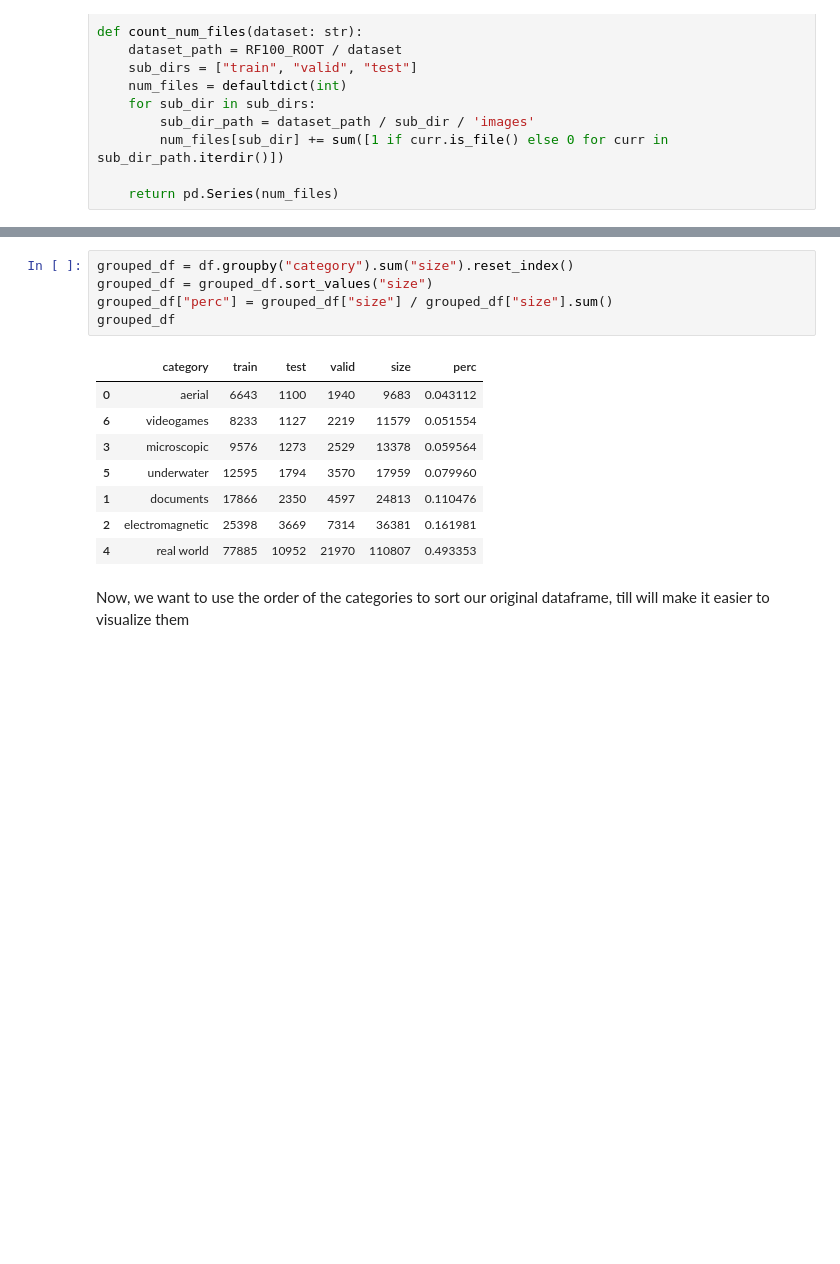
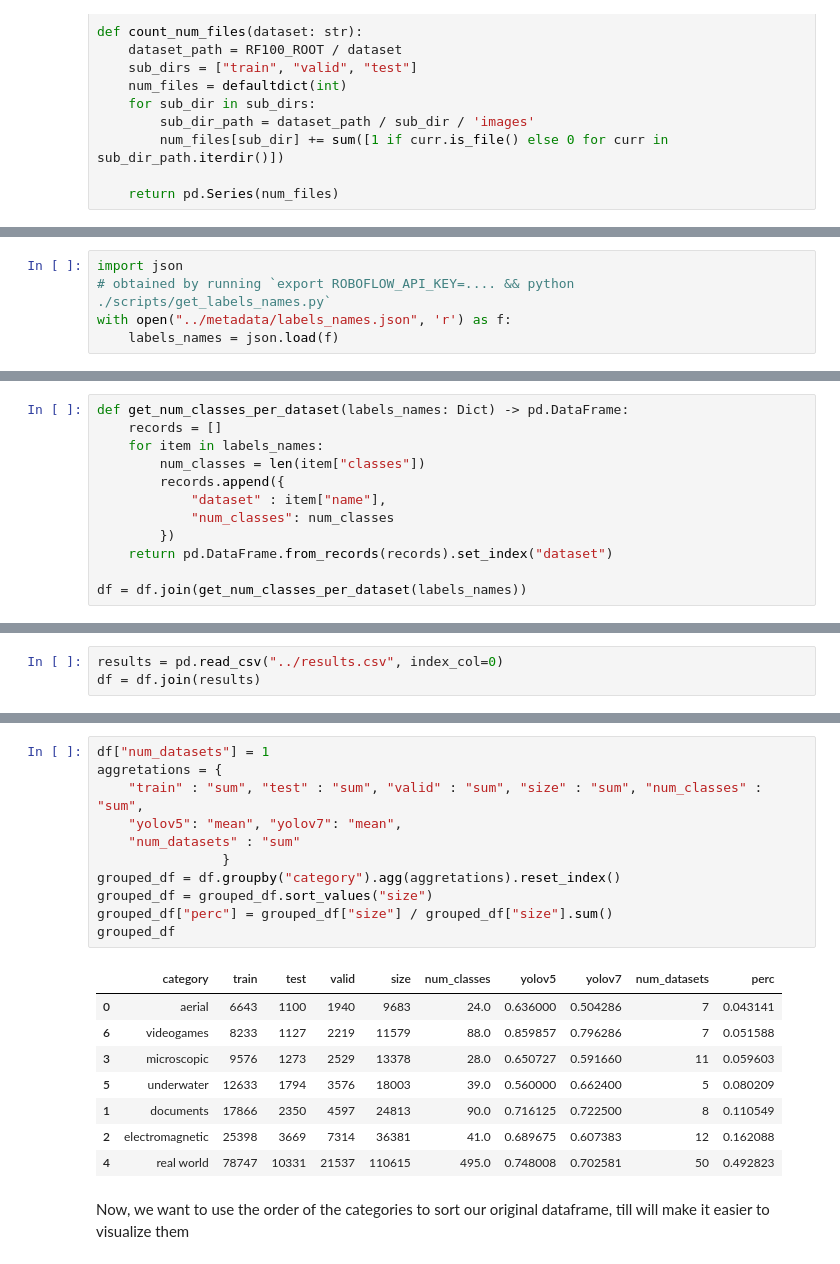
Before and after one commit to roboflow/roboflow-100-benchmark, a Jupyter notebook: notebooks/analysis.ipynb, the cells around one changed output, grey strips where cells are left out. Cells and saved outputs as stored; diff of their text form; blank space fills up the shorter version.

Commit message:
scripts for table + notebook

```diff
--- a/notebooks/analysis.ipynb
+++ b/notebooks/analysis.ipynb
@@ -78,0 +79,5 @@ Let's see how many of them there are for each category
+# %%
+import json
+# obtained by running `export ROBOFLOW_API_KEY=.... && python ./scripts/get_labels_names.py`
+with open("../metadata/labels_names.json", 'r') as f:
+    labels_names = json.load(f)
@@ -78,0 +101,12 @@ Let's see how many of them there are for each category
+# %%
+def get_num_classes_per_dataset(labels_names: Dict) -> pd.DataFrame:
+    records = []
+    for item in labels_names:
+        num_classes = len(item["classes"])
+        records.append({
+            "dataset" : item["name"],
+            "num_classes": num_classes
+        })
+    return pd.DataFrame.from_records(records).set_index("dataset")
+
+df = df.join(get_num_classes_per_dataset(labels_names))
@@ -78,0 +115,3 @@ Let's see how many of them there are for each category
+# %%
+results = pd.read_csv("../results.csv", index_col=0)
+df = df.join(results)
@@ -79,17 +154,23 @@ Let's see how many of them there are for each category
 # %%
-grouped_df = df.groupby("category").sum("size").reset_index()
+df["num_datasets"] = 1
+aggretations = {
+    "train" : "sum", "test" : "sum", "valid" : "sum", "size" : "sum", "num_classes" : "sum",
+    "yolov5": "mean", "yolov7": "mean",
+    "num_datasets" : "sum"
+                }
+grouped_df = df.groupby("category").agg(aggretations).reset_index()
 grouped_df = grouped_df.sort_values("size")
 grouped_df["perc"] = grouped_df["size"] / grouped_df["size"].sum()
 grouped_df
 # %% [output]
-|  | category | train | test | valid | size | perc |
-| 0 | aerial | 6643 | 1100 | 1940 | 9683 | 0.043112 |
-| 6 | videogames | 8233 | 1127 | 2219 | 11579 | 0.051554 |
-| 3 | microscopic | 9576 | 1273 | 2529 | 13378 | 0.059564 |
-| 5 | underwater | 12595 | 1794 | 3570 | 17959 | 0.079960 |
-| 1 | documents | 17866 | 2350 | 4597 | 24813 | 0.110476 |
-| 2 | electromagnetic | 25398 | 3669 | 7314 | 36381 | 0.161981 |
-| 4 | real world | 77885 | 10952 | 21970 | 110807 | 0.493353 |
+|  | category | train | test | valid | size | num_classes | yolov5 | yolov7 | num_datasets | perc |
+| 0 | aerial | 6643 | 1100 | 1940 | 9683 | 24.0 | 0.636000 | 0.504286 | 7 | 0.043141 |
+| 6 | videogames | 8233 | 1127 | 2219 | 11579 | 88.0 | 0.859857 | 0.796286 | 7 | 0.051588 |
+| 3 | microscopic | 9576 | 1273 | 2529 | 13378 | 28.0 | 0.650727 | 0.591660 | 11 | 0.059603 |
+| 5 | underwater | 12633 | 1794 | 3576 | 18003 | 39.0 | 0.560000 | 0.662400 | 5 | 0.080209 |
+| 1 | documents | 17866 | 2350 | 4597 | 24813 | 90.0 | 0.716125 | 0.722500 | 8 | 0.110549 |
+| 2 | electromagnetic | 25398 | 3669 | 7314 | 36381 | 41.0 | 0.689675 | 0.607383 | 12 | 0.162088 |
+| 4 | real world | 78747 | 10331 | 21537 | 110615 | 495.0 | 0.748008 | 0.702581 | 50 | 0.492823 |
 # %% [markdown]
 Now, we want to use the order of the categories to sort our original dataframe, till will make it easier to visualize them
 # %%
```
Also changed, not shown: parts of 35 cells of this notebook, 28 other files.
